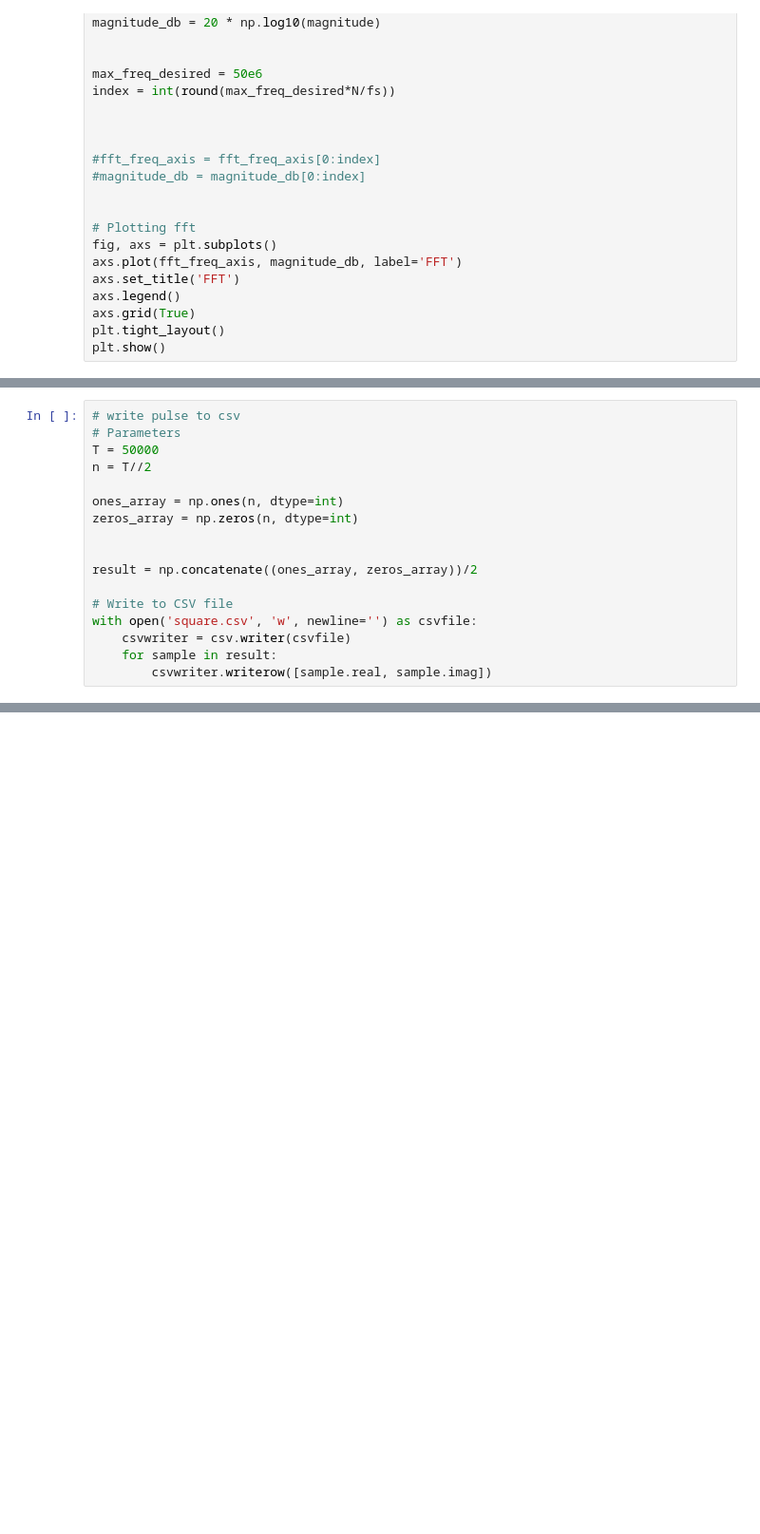
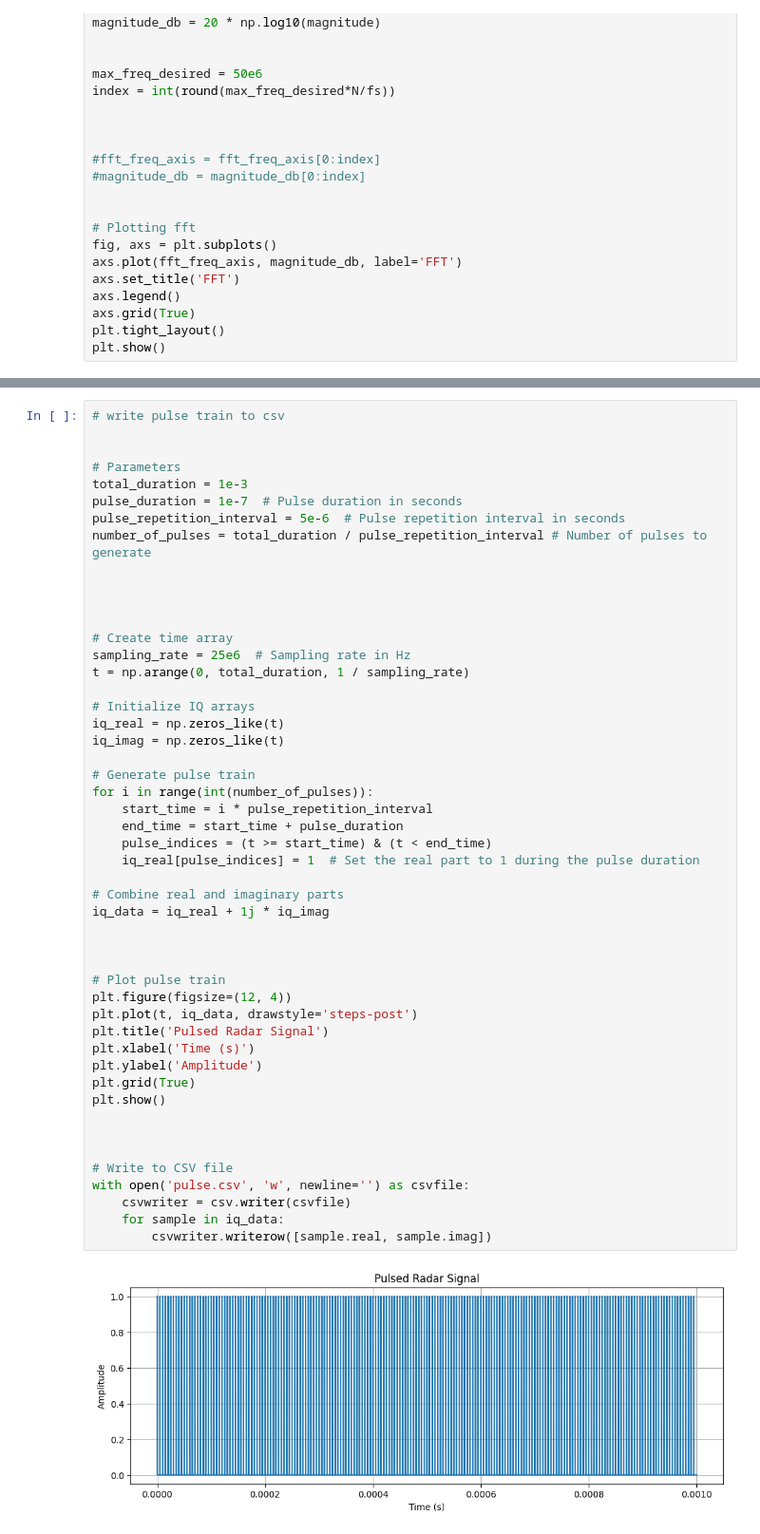
Before and after one commit to murrayinglis/sdr-config, a Jupyter notebook: plots.ipynb, the cells around one changed output, grey strips where cells are left out. Shown: that part at 95% size. Drawn from its saved outputs; the diff is of its cells as text; blank space fills up the shorter version.

```diff
--- a/plots.ipynb
+++ b/plots.ipynb
@@ -347,17 +364,0 @@ with open("sweep.csv", 'rb') as file:
-# %%
-# write pulse to csv
-# Parameters
-T = 50000
-n = T//2
-
-ones_array = np.ones(n, dtype=int)
-zeros_array = np.zeros(n, dtype=int)
-
-
-result = np.concatenate((ones_array, zeros_array))/2
-
-# Write to CSV file
-with open('square.csv', 'w', newline='') as csvfile:
-    csvwriter = csv.writer(csvfile)
-    for sample in result:
-        csvwriter.writerow([sample.real, sample.imag])
@@ -394,0 +365,51 @@ plt.plot(result)
+# %%
+# write pulse train to csv
+
+
+# Parameters
+total_duration = 1e-3
+pulse_duration = 1e-7  # Pulse duration in seconds
+pulse_repetition_interval = 5e-6  # Pulse repetition interval in seconds
+number_of_pulses = total_duration / pulse_repetition_interval # Number of pulses to generate
+
+
+
+
+# Create time array
+sampling_rate = 25e6  # Sampling rate in Hz
+t = np.arange(0, total_duration, 1 / sampling_rate)
+
+# Initialize IQ arrays
+iq_real = np.zeros_like(t)
+iq_imag = np.zeros_like(t)
+
+# Generate pulse train
+for i in range(int(number_of_pulses)):
+    start_time = i * pulse_repetition_interval
+    end_time = start_time + pulse_duration
+    pulse_indices = (t >= start_time) & (t < end_time)
+    iq_real[pulse_indices] = 1  # Set the real part to 1 during the pulse duration
+
+# Combine real and imaginary parts
+iq_data = iq_real + 1j * iq_imag
+
+
+
+# Plot pulse train
+plt.figure(figsize=(12, 4))
+plt.plot(t, iq_data, drawstyle='steps-post')
+plt.title('Pulsed Radar Signal')
+plt.xlabel('Time (s)')
+plt.ylabel('Amplitude')
+plt.grid(True)
+plt.show()
+
+
+
+# Write to CSV file
+with open('pulse.csv', 'w', newline='') as csvfile:
+    csvwriter = csv.writer(csvfile)
+    for sample in iq_data:
+        csvwriter.writerow([sample.real, sample.imag])
+# %% [output]
+[figure, added]
```
Also changed, not shown: parts of 6 cells of this notebook, 4 other files.
